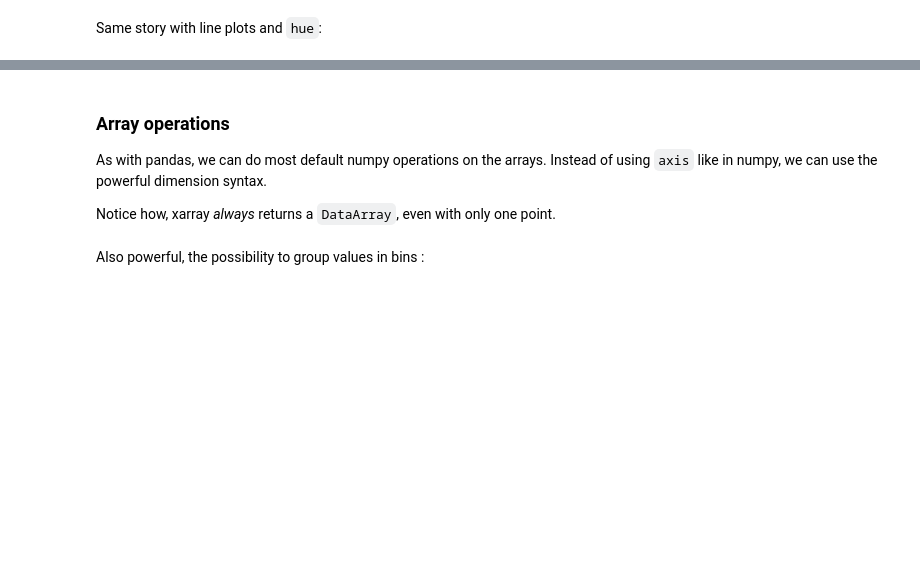
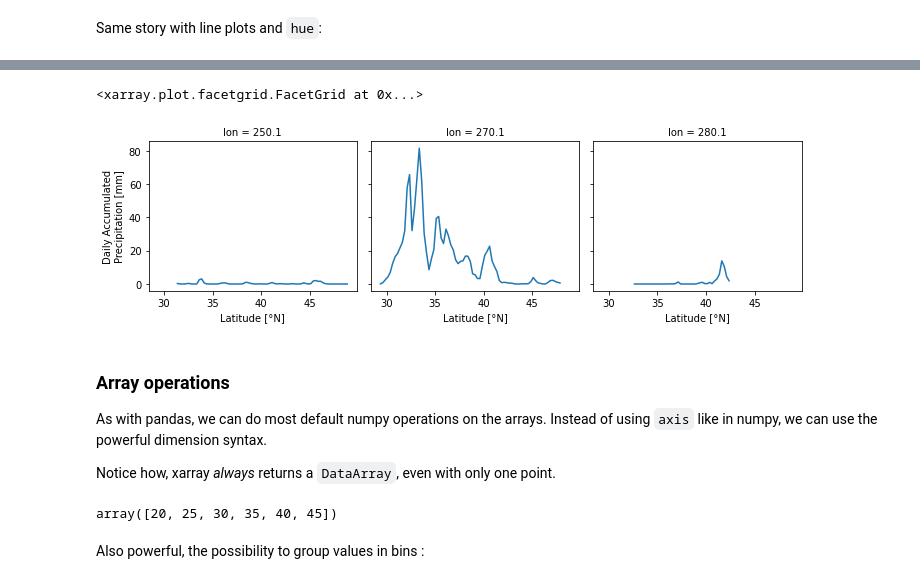
Before and after one commit to Gorkowski/Atmospheric_Science_Class, a Jupyter notebook: Classes/Part1/Lec4_ntcdf_climate_data.ipynb, the cells around one changed output, grey strips where cells are left out. Drawn from its saved outputs; the diff is of its cells as text; code cells hidden in the pictures; blank space fills up the shorter version.

```diff
--- a/Classes/Part1/Lec4_ntcdf_climate_data.ipynb
+++ b/Classes/Part1/Lec4_ntcdf_climate_data.ipynb
@@ -196,3 +167,8 @@ ax.set_title(r'$\Delta\theta(z)$ 1950-2000 in the Pacific Ocean')
+# %%
+data.precip.sel(time=[datetime(2011, 1, 1)], lon=[250, 270, 280], method='nearest').plot(col='lon')
+# %% [output]
+<xarray.plot.facetgrid.FacetGrid at 0x...>
+[figure, added]
 # %% [markdown]
 ### Array operations
 
@@ -204,3 +180,7 @@ data.salinity_change.sel(latitude=np.arange(-60, 61, 30)).mean('longitude').plot
+# %%
+np.arange(20, 50, 5)
+# %% [output]
+array([20, 25, 30, 35, 40, 45])
 # %% [markdown]
 Also powerful, the possibility to group values in bins :
 # %%
```
Also changed, not shown: parts of 13 cells of this notebook, 1 other file.
